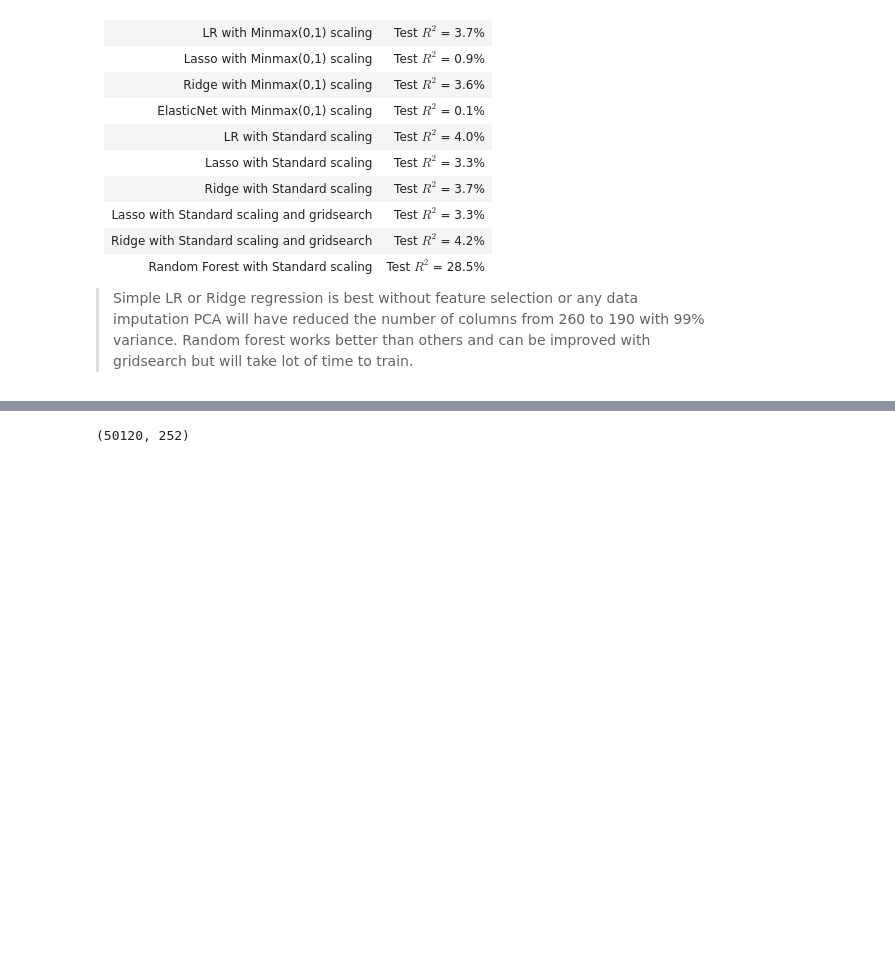
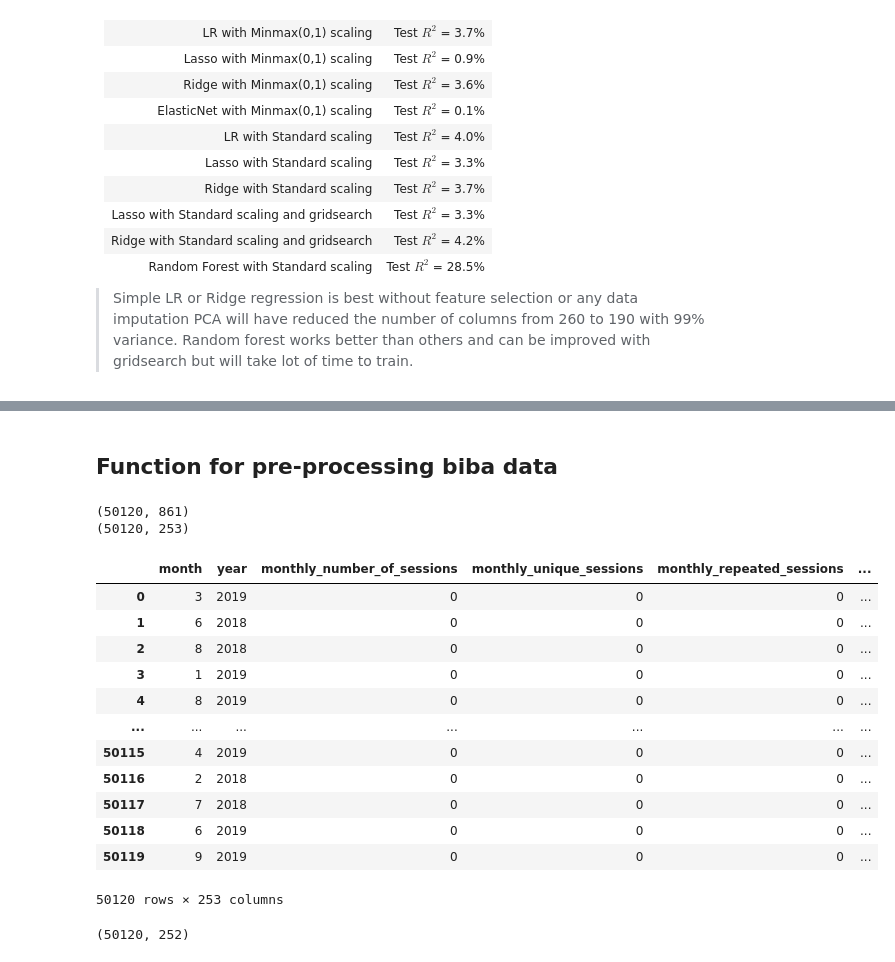
Before and after one commit to saurav193/capstone_BIBA, a Jupyter notebook: src/Modelling_biba_data.ipynb, the cells around one changed output, grey strips where cells are left out. Saved outputs shown, nothing was run; the diff lists cells and outputs as text; code cells hidden in the pictures; blank space fills up the shorter version.

Commit message:
added functions for pre-processing

```diff
--- a/src/LR_modelling_saurav.ipynb
+++ b/src/Modelling_biba_data.ipynb
@@ -54,4 +44,0 @@ df.head()
-# %%
-biba_games_df = pd.DataFrame()
-biba_games_df = pd.concat([df.iloc[:, 1:132],df.iloc[:, 673:793]], axis = 1)
-biba_games_df['target'] = df['unacast_session_count']
@@ -57,0 +55,2 @@ biba_games_df['target'] = df['unacast_session_count']
+# %% [markdown]
+## Function for pre-processing biba data
@@ -58,3 +129,21 @@ biba_games_df['target'] = df['unacast_session_count']
+# %%
+biba_pp(df)
+# %% [output]
+(50120, 861)
+(50120, 253)
+|  | month | year | monthly_number_of_sessions | monthly_unique_sessions | monthly_repeated_sessions | ... |
+| 0 | 3 | 2019 | 0 | 0 | 0 | ... |
+| 1 | 6 | 2018 | 0 | 0 | 0 | ... |
+| 2 | 8 | 2018 | 0 | 0 | 0 | ... |
+| 3 | 1 | 2019 | 0 | 0 | 0 | ... |
+| 4 | 8 | 2019 | 0 | 0 | 0 | ... |
+| ... | ... | ... | ... | ... | ... | ... |
+| 50115 | 4 | 2019 | 0 | 0 | 0 | ... |
+| 50116 | 2 | 2018 | 0 | 0 | 0 | ... |
+| 50117 | 7 | 2018 | 0 | 0 | 0 | ... |
+| 50118 | 6 | 2019 | 0 | 0 | 0 | ... |
+| 50119 | 9 | 2019 | 0 | 0 | 0 | ... |
+50120 rows × 253 columns
 # %%
 biba_games_df.shape
 # %% [output]
```
Also changed, not shown: parts of 3 cells of this notebook.
